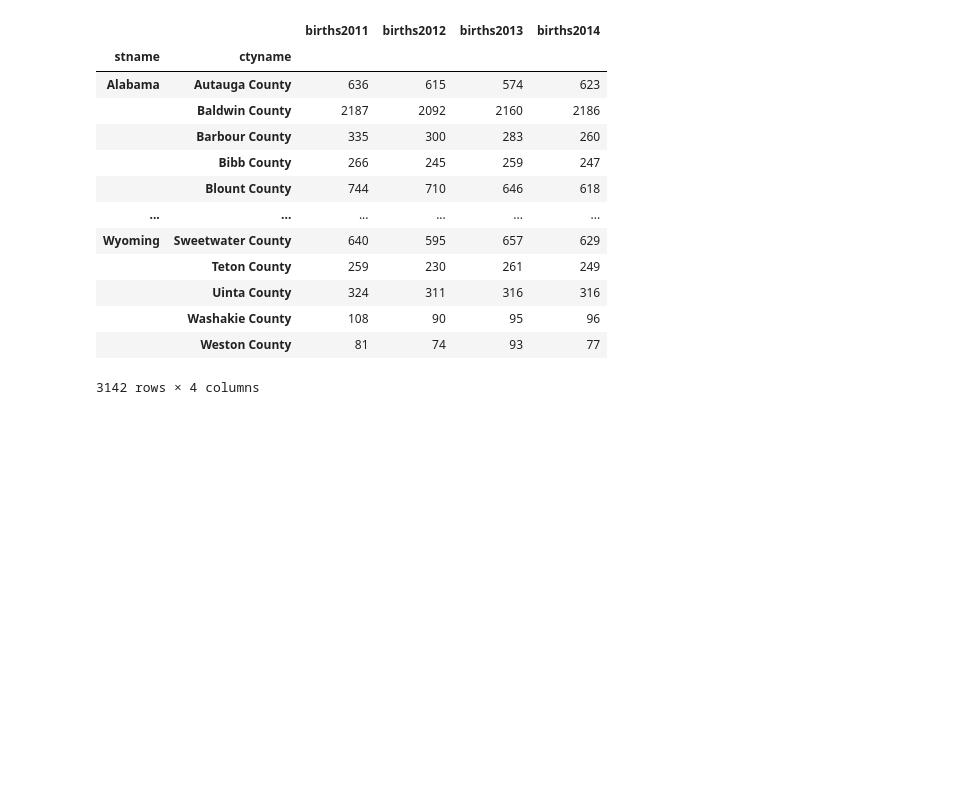
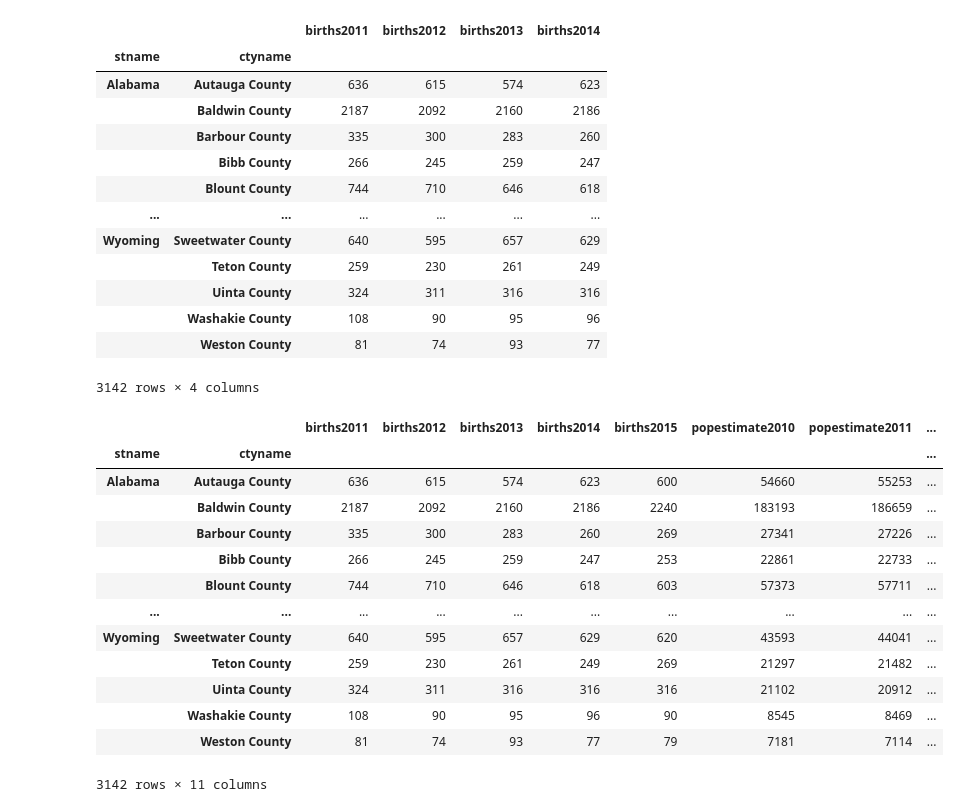
Before and after one commit to gokuljs/Machine-Learning-Andrew-Ng, a Jupyter notebook: pandas reviise/Untitled1.ipynb, the cells around one changed output. Drawn from its saved outputs; the diff is of its cells as text; code cells hidden in the pictures; blank space fills up the shorter version.

```diff
--- a/pandas reviise/Untitled1.ipynb
+++ b/pandas reviise/Untitled1.ipynb
@@ -207,3 +207,20 @@ df.loc[:,[ 'births2011', 'births2012', 'births2013', 'births2014']]
 |  | Washakie County | 108 | 90 | 95 | 96 |
 |  | Weston County | 81 | 74 | 93 | 77 |
 3142 rows × 4 columns
+# %%
+df
+# %% [output]
+|  |  | births2011 | births2012 | births2013 | births2014 | births2015 | popestimate2010 | popestimate2011 | ... |
+| stname | ctyname |  |  |  |  |  |  |  | ... |
+| Alabama | Autauga County | 636 | 615 | 574 | 623 | 600 | 54660 | 55253 | ... |
+|  | Baldwin County | 2187 | 2092 | 2160 | 2186 | 2240 | 183193 | 186659 | ... |
+|  | Barbour County | 335 | 300 | 283 | 260 | 269 | 27341 | 27226 | ... |
+|  | Bibb County | 266 | 245 | 259 | 247 | 253 | 22861 | 22733 | ... |
+|  | Blount County | 744 | 710 | 646 | 618 | 603 | 57373 | 57711 | ... |
+| ... | ... | ... | ... | ... | ... | ... | ... | ... | ... |
+| Wyoming | Sweetwater County | 640 | 595 | 657 | 629 | 620 | 43593 | 44041 | ... |
+|  | Teton County | 259 | 230 | 261 | 249 | 269 | 21297 | 21482 | ... |
+|  | Uinta County | 324 | 311 | 316 | 316 | 316 | 21102 | 20912 | ... |
+|  | Washakie County | 108 | 90 | 95 | 96 | 90 | 8545 | 8469 | ... |
+|  | Weston County | 81 | 74 | 93 | 77 | 79 | 7181 | 7114 | ... |
+3142 rows × 11 columns
```
Also changed, not shown: parts of 1 cell of this notebook.
